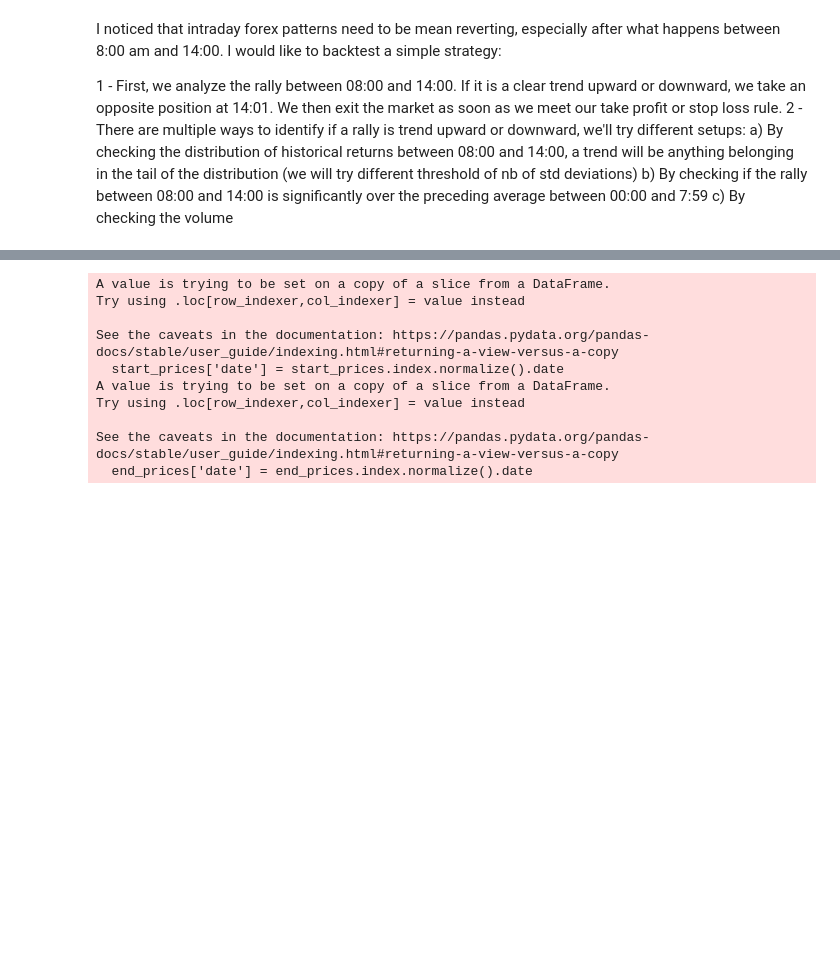
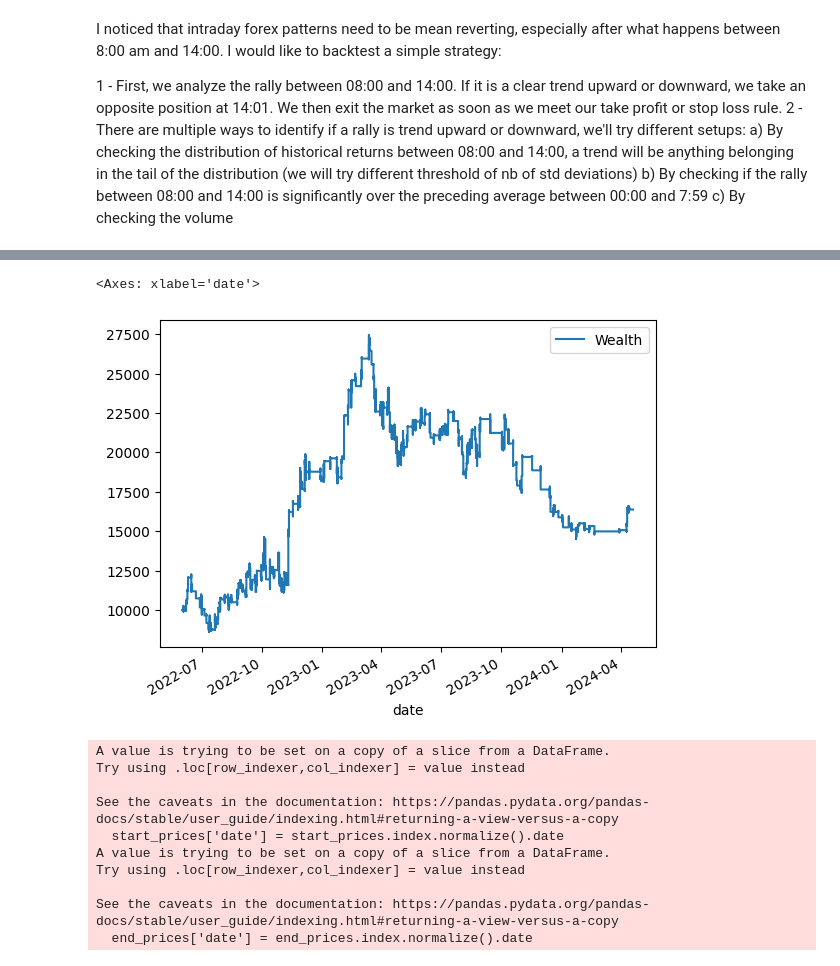
Before and after one commit to vtroude/QuantAndCo, a Jupyter notebook: Research/Forex_MeanReversion.ipynb, the cells around one changed output, grey strips where cells are left out. Cells and saved outputs as stored; diff of their text form; code cells hidden in the pictures; blank space fills up the shorter version.

```diff
--- a/Research/Forex_MeanReversion.ipynb
+++ b/Research/Forex_MeanReversion.ipynb
@@ -199,3 +172,9 @@ signal_df
+# %%
+bt = vectorized_backtesting(signal_df, leverage=10, fees=0.00007, stop_loss=-0.02)
+bt[["Wealth"]].plot()
+# %% [output]
+<Axes: xlabel='date'>
+[figure, added]
 # %%
 import pandas as pd
 import matplotlib.pyplot as plt
```
Also changed, not shown: parts of 7 cells of this notebook, 5 other files.
